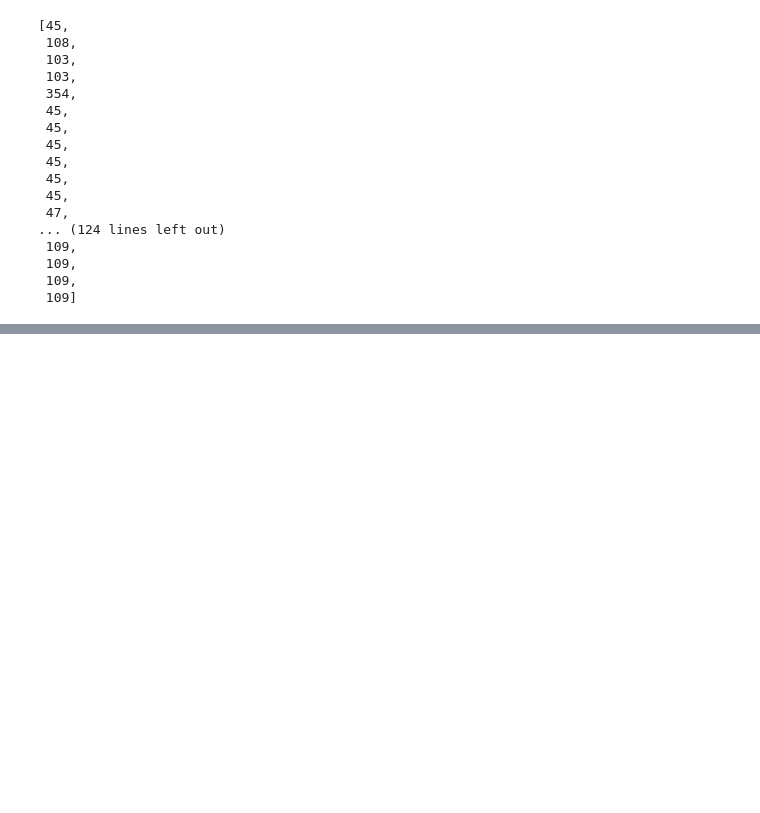
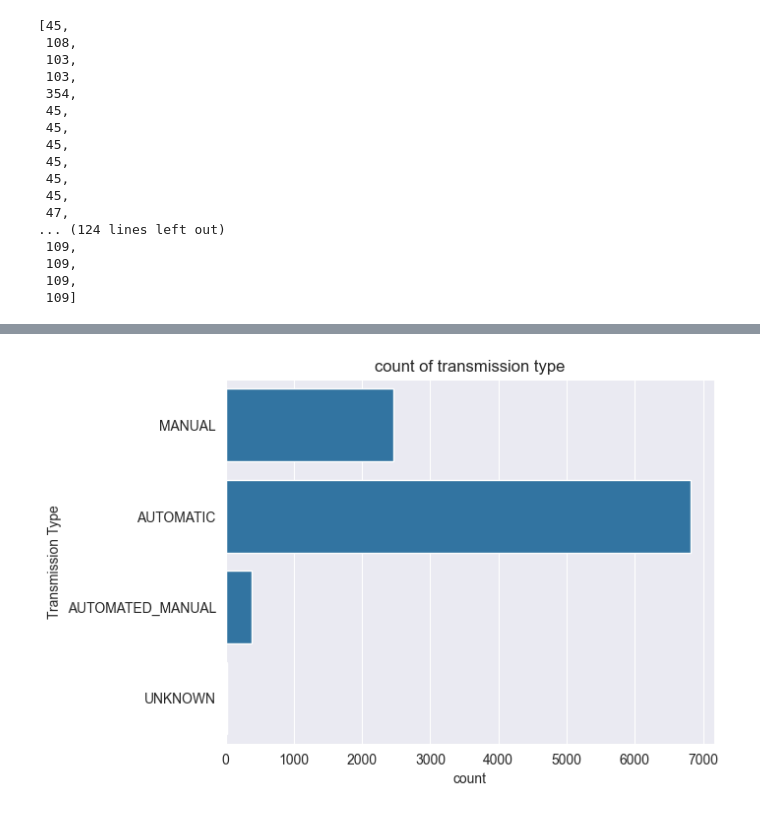
Before and after one commit to shaheerkl/EDA, a Jupyter notebook: eda cars.ipynb, the cells around one changed output, grey strips where cells are left out. Drawn from its saved outputs; the diff is of its cells as text; code cells hidden in the pictures; blank space fills up the shorter version.

```diff
--- a/eda cars.ipynb
+++ b/eda cars.ipynb
@@ -410,0 +647,3 @@ UFuncTypeError: ufunc 'less' did not contain a loop with signature matching type
+# %%
+df6=((df['MSRP'] >  ulimit) | (df['MSRP']< llimit))
+df6
@@ -410,0 +679,4 @@ UFuncTypeError: ufunc 'less' did not contain a loop with signature matching type
+# %%
+a=df.index[df6]
+# %%
+df.drop(a, inplace=True)
@@ -410,0 +699,8 @@ UFuncTypeError: ufunc 'less' did not contain a loop with signature matching type
+# %%
+df.reset_index(drop=True, inplace=True)
+# %%
+sns.countplot(df['Transmission Type'])
+plt.title('count of transmission type')
+plt.show()
+# %% [output]
+[figure, added]
```
Also changed, not shown: parts of 49 cells of this notebook, 2 other files.
